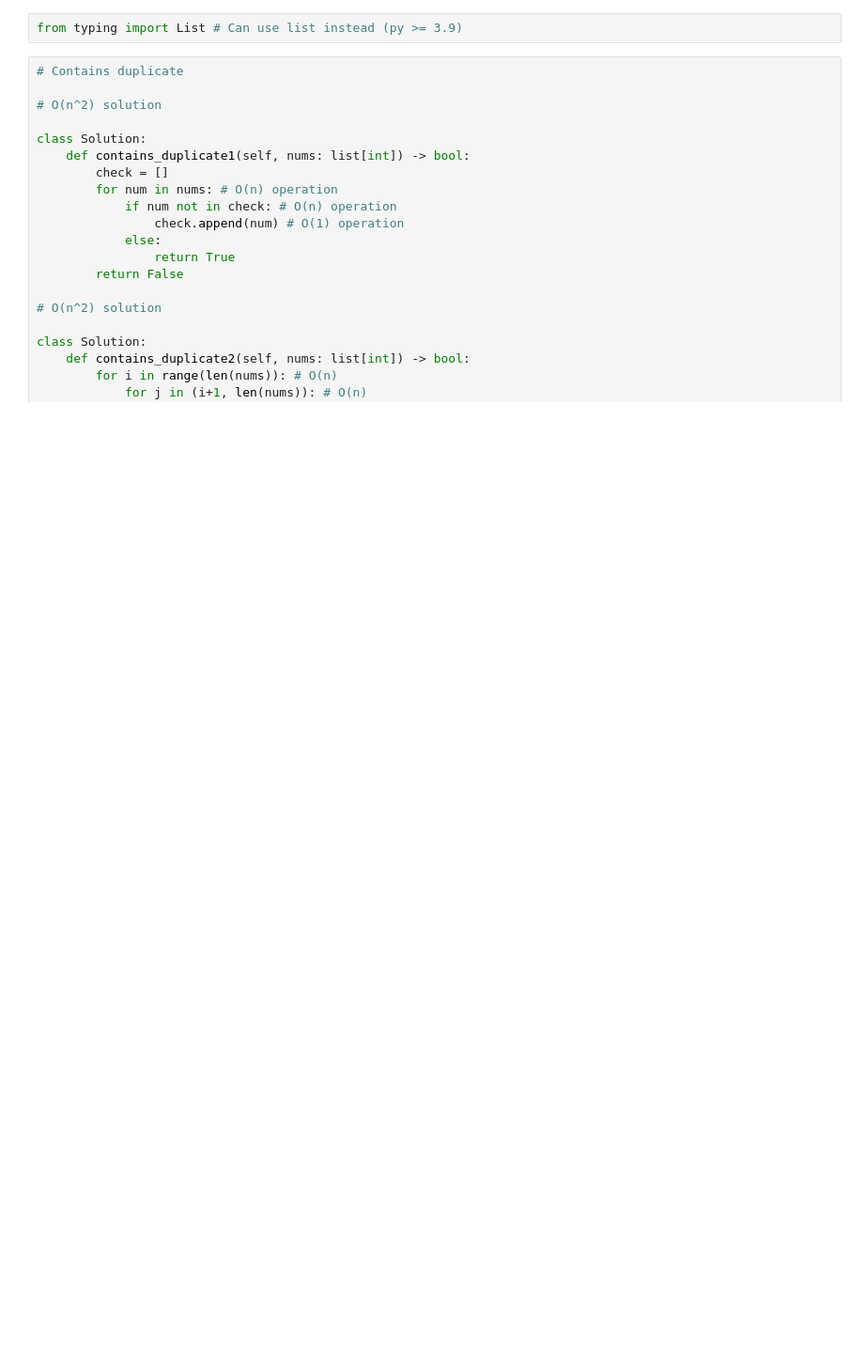
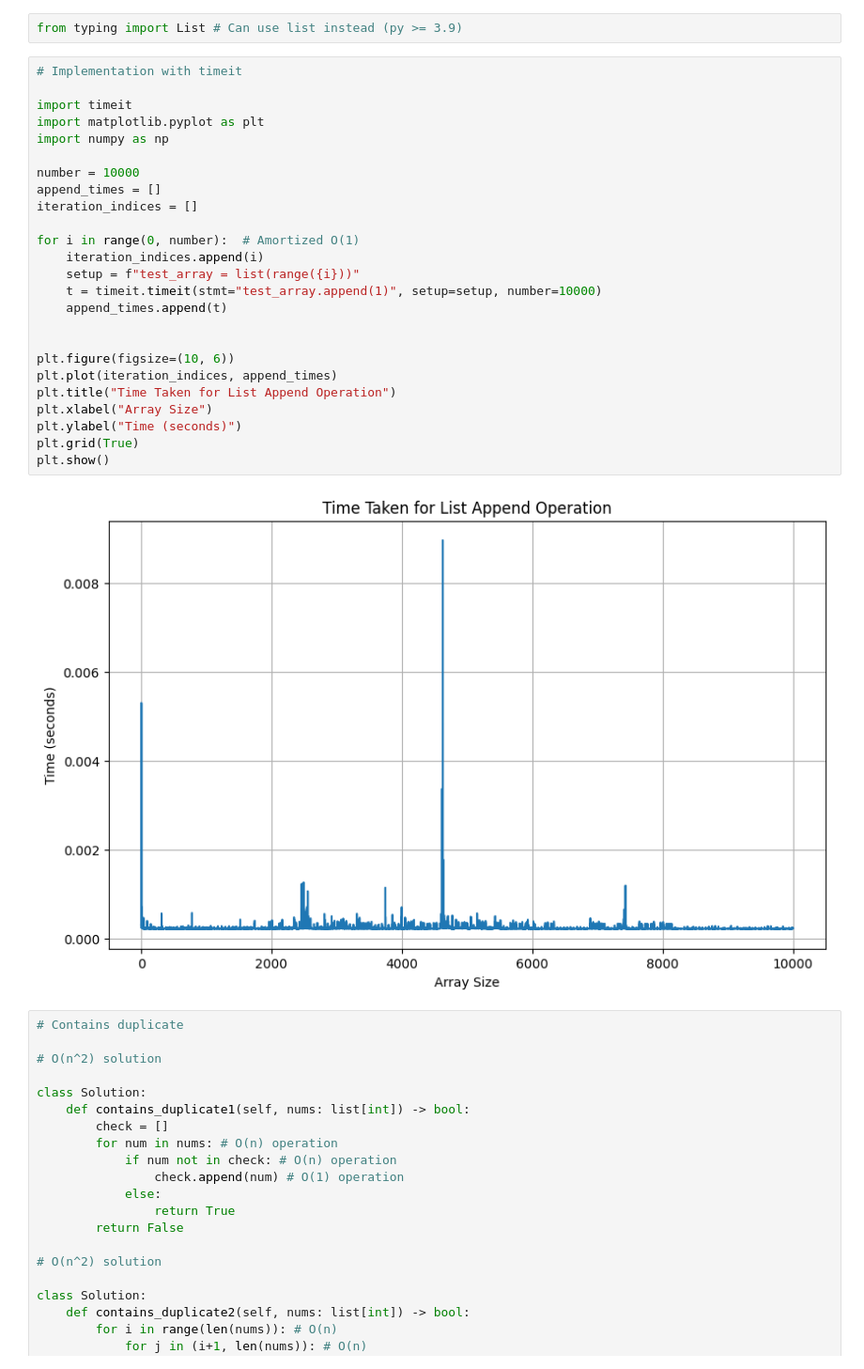
Before and after one commit to manu-2213/DSA, a Jupyter notebook: arrays.ipynb, the cells around one changed output. Shown at 94% size. Cells and saved outputs as stored; diff of their text form; blank space fills up the shorter version.

Commit message:
Arrays + Amortized List Append

```diff
--- a/arrays.ipynb
+++ b/arrays.ipynb
@@ -1,5 +1,32 @@
 # %%
 from typing import List # Can use list instead (py >= 3.9)
+# %%
+# Implementation with timeit
+
+import timeit
+import matplotlib.pyplot as plt
+import numpy as np
+
+number = 10000
+append_times = []
+iteration_indices = []
+
+for i in range(0, number):  # Amortized O(1)
+    iteration_indices.append(i)
+    setup = f"test_array = list(range({i}))"
+    t = timeit.timeit(stmt="test_array.append(1)", setup=setup, number=10000)
+    append_times.append(t)
+
+
+plt.figure(figsize=(10, 6))
+plt.plot(iteration_indices, append_times)
+plt.title("Time Taken for List Append Operation")
+plt.xlabel("Array Size")
+plt.ylabel("Time (seconds)")
+plt.grid(True)
+plt.show()
+# %% [output]
+[figure, added]
 # %%
 # Contains duplicate
 
```
Also changed, not shown: parts of 2 cells of this notebook.
